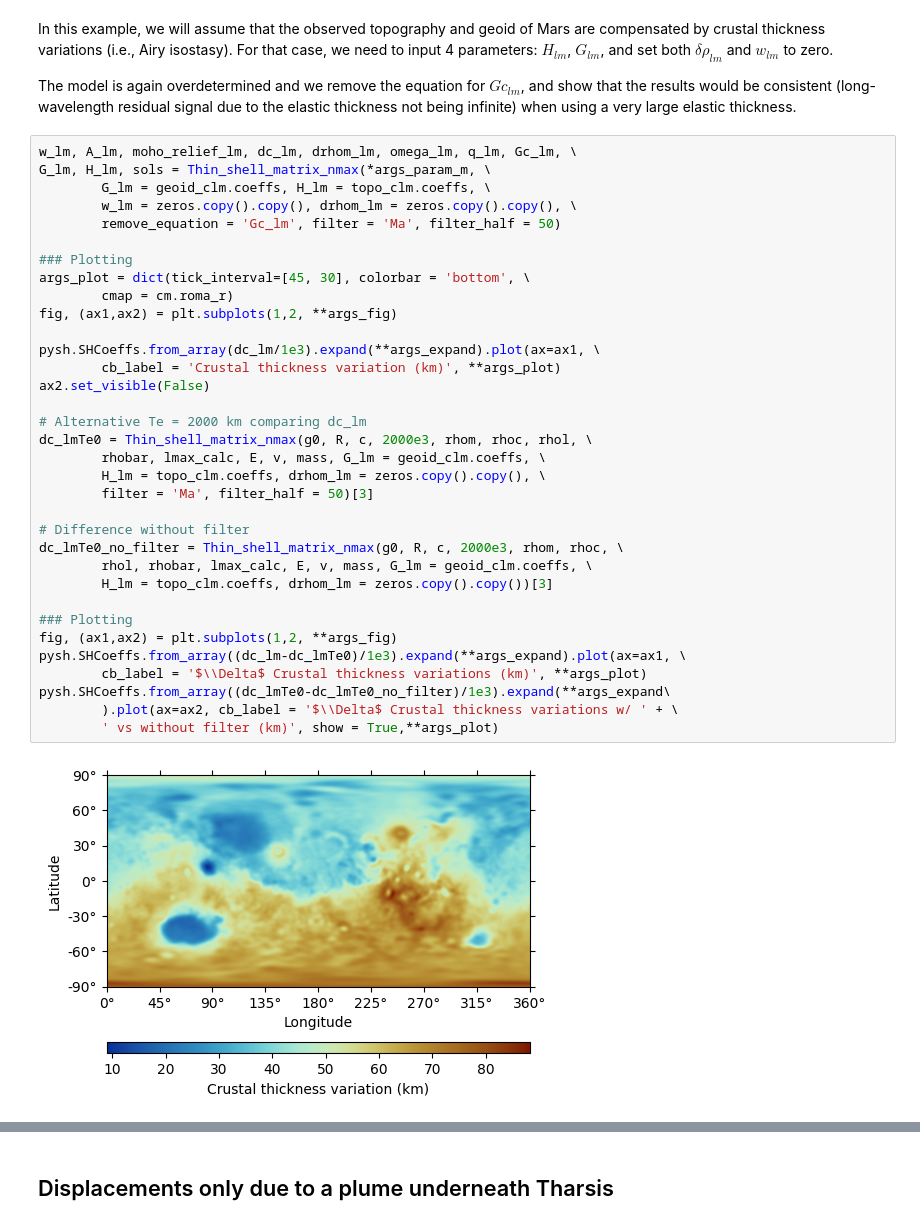
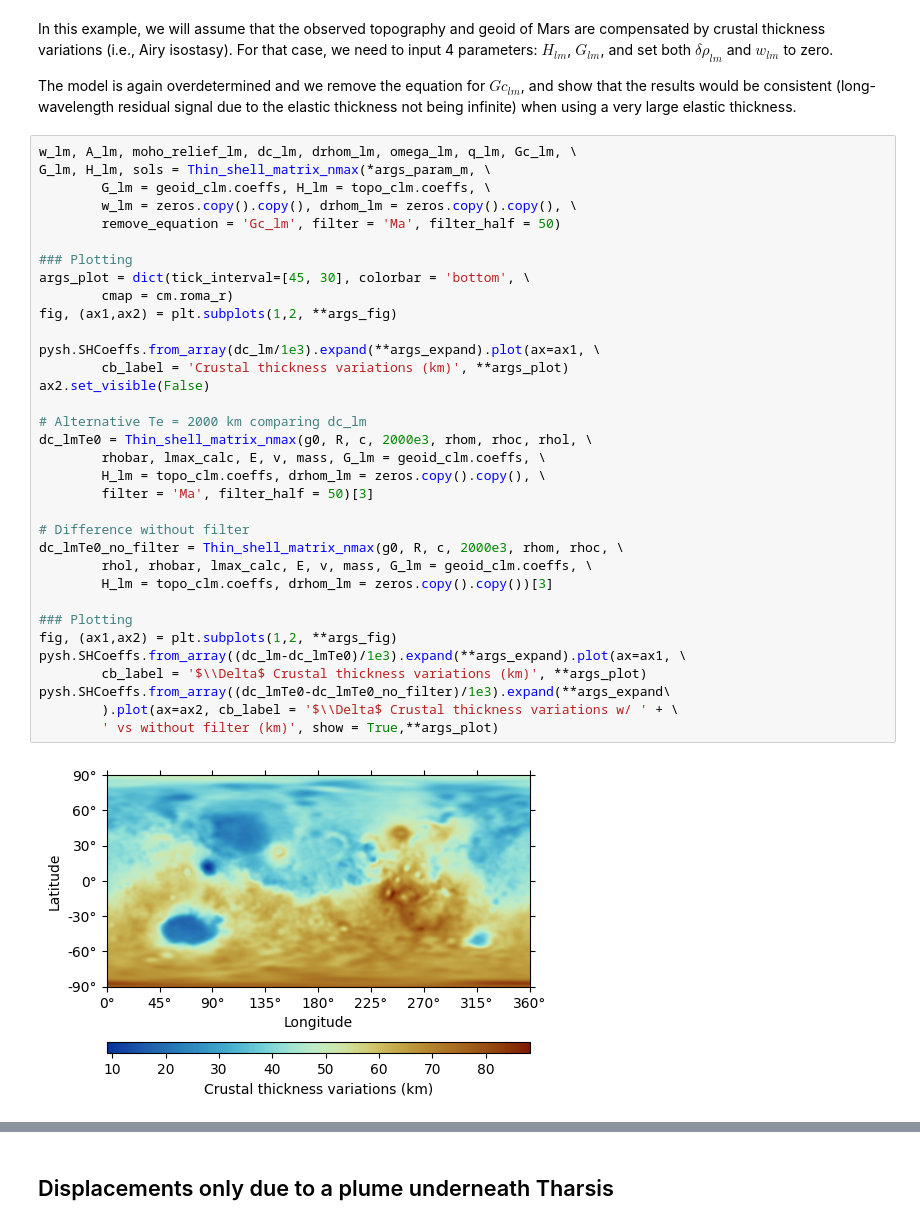
Before and after one commit to AB-Ares/Displacement_strain_planet, a Jupyter notebook: examples/Run_demo.ipynb, the cells around one changed output, grey strips where cells are left out. Drawn from its saved outputs; the diff is of its cells as text.

```diff
--- a/examples/Run_demo.ipynb
+++ b/examples/Run_demo.ipynb
@@ -195,35 +195,35 @@ G_lm, H_lm, sols = Thin_shell_matrix_nmax(*args_param_m, \
         w_lm = zeros.copy().copy(), drhom_lm = zeros.copy().copy(), \
         remove_equation = 'Gc_lm', filter = 'Ma', filter_half = 50)
 
 ### Plotting
 args_plot = dict(tick_interval=[45, 30], colorbar = 'bottom', \
         cmap = cm.roma_r)
 fig, (ax1,ax2) = plt.subplots(1,2, **args_fig)
 
 pysh.SHCoeffs.from_array(dc_lm/1e3).expand(**args_expand).plot(ax=ax1, \
-        cb_label = 'Crustal thickness variation (km)', **args_plot)
+        cb_label = 'Crustal thickness variations (km)', **args_plot)
 ax2.set_visible(False)
 
 # Alternative Te = 2000 km comparing dc_lm
 dc_lmTe0 = Thin_shell_matrix_nmax(g0, R, c, 2000e3, rhom, rhoc, rhol, \
         rhobar, lmax_calc, E, v, mass, G_lm = geoid_clm.coeffs, \
         H_lm = topo_clm.coeffs, drhom_lm = zeros.copy().copy(), \
         filter = 'Ma', filter_half = 50)[3]
 
 # Difference without filter
 dc_lmTe0_no_filter = Thin_shell_matrix_nmax(g0, R, c, 2000e3, rhom, rhoc, \
         rhol, rhobar, lmax_calc, E, v, mass, G_lm = geoid_clm.coeffs, \
         H_lm = topo_clm.coeffs, drhom_lm = zeros.copy().copy())[3]
 
 ### Plotting
 fig, (ax1,ax2) = plt.subplots(1,2, **args_fig)
 pysh.SHCoeffs.from_array((dc_lm-dc_lmTe0)/1e3).expand(**args_expand).plot(ax=ax1, \
         cb_label = '$\\Delta$ Crustal thickness variations (km)', **args_plot)
 pysh.SHCoeffs.from_array((dc_lmTe0-dc_lmTe0_no_filter)/1e3).expand(**args_expand\
         ).plot(ax=ax2, cb_label = '$\\Delta$ Crustal thickness variations w/ ' + \
         ' vs without filter (km)', show = True,**args_plot)
 # %% [output]
-[figure, old version]
+[figure, new version]
 [figure]
 # %% [markdown]
 ## Displacements only due to a plume underneath Tharsis
```
Also changed, not shown: parts of 10 cells of this notebook, 6 other files.
